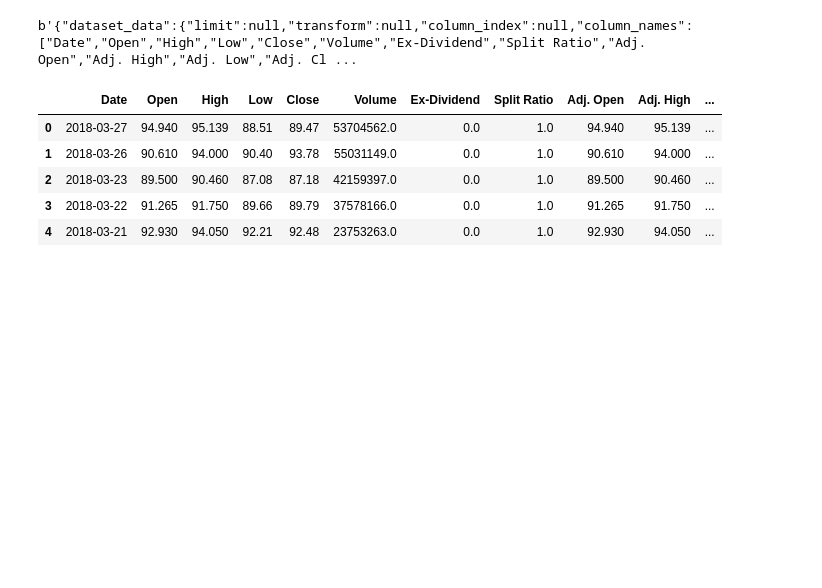
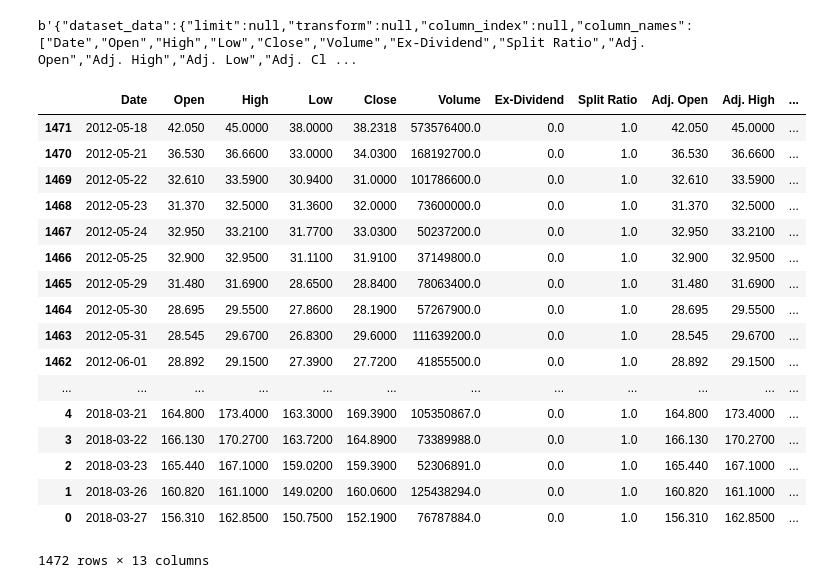
Before and after one commit to larsk123/ipython_api_stuff, a Jupyter notebook: AR API Stuff.ipynb, the cells around one changed output. Cells and saved outputs as stored; diff of their text form; code cells hidden in the pictures; blank space fills up the shorter version.

```diff
--- a/AR API Stuff.ipynb
+++ b/AR API Stuff.ipynb
@@ -52,21 +53,35 @@ print (q_r.content)
 b'{"dataset_data":{"limit":null,"transform":null,"column_index":null,"column_names":["Date","Open","High","Low","Close","Volume","Ex-Dividend","Split Ratio","Adj. Open","Adj. High","Adj. Low","Adj. Cl ...
 # %%
 #input ticker below
-ticker = "MSFT"
+ticker = "FB"
 
 q_url = f"https://www.quandl.com/api/v3/datasets/WIKI/{ticker}/data.json?api_key=FsxyvTxSuRjkzknsUhFe"
 
 q_r = requests.get(q_url)
 q_data = q_r.json()
 
 column_data = json_normalize(q_data['dataset_data'], 'data')
 q_df = column_data
+
 q_df.columns = ["Date","Open","High","Low","Close","Volume","Ex-Dividend","Split Ratio","Adj. Open","Adj. High","Adj. Low","Adj. Close","Adj. Volume"]
-q_df.head()
+q_df.sort_values(by = 'Date', inplace = True)
+q_df
 # %% [output]
 |  | Date | Open | High | Low | Close | Volume | Ex-Dividend | Split Ratio | Adj. Open | Adj. High | ... |
-| 0 | 2018-03-27 | 94.940 | 95.139 | 88.51 | 89.47 | 53704562.0 | 0.0 | 1.0 | 94.940 | 95.139 | ... |
-| 1 | 2018-03-26 | 90.610 | 94.000 | 90.40 | 93.78 | 55031149.0 | 0.0 | 1.0 | 90.610 | 94.000 | ... |
-| 2 | 2018-03-23 | 89.500 | 90.460 | 87.08 | 87.18 | 42159397.0 | 0.0 | 1.0 | 89.500 | 90.460 | ... |
-| 3 | 2018-03-22 | 91.265 | 91.750 | 89.66 | 89.79 | 37578166.0 | 0.0 | 1.0 | 91.265 | 91.750 | ... |
-| 4 | 2018-03-21 | 92.930 | 94.050 | 92.21 | 92.48 | 23753263.0 | 0.0 | 1.0 | 92.930 | 94.050 | ... |
+| 1471 | 2012-05-18 | 42.050 | 45.0000 | 38.0000 | 38.2318 | 573576400.0 | 0.0 | 1.0 | 42.050 | 45.0000 | ... |
+| 1470 | 2012-05-21 | 36.530 | 36.6600 | 33.0000 | 34.0300 | 168192700.0 | 0.0 | 1.0 | 36.530 | 36.6600 | ... |
+| 1469 | 2012-05-22 | 32.610 | 33.5900 | 30.9400 | 31.0000 | 101786600.0 | 0.0 | 1.0 | 32.610 | 33.5900 | ... |
+| 1468 | 2012-05-23 | 31.370 | 32.5000 | 31.3600 | 32.0000 | 73600000.0 | 0.0 | 1.0 | 31.370 | 32.5000 | ... |
+| 1467 | 2012-05-24 | 32.950 | 33.2100 | 31.7700 | 33.0300 | 50237200.0 | 0.0 | 1.0 | 32.950 | 33.2100 | ... |
+| 1466 | 2012-05-25 | 32.900 | 32.9500 | 31.1100 | 31.9100 | 37149800.0 | 0.0 | 1.0 | 32.900 | 32.9500 | ... |
+| 1465 | 2012-05-29 | 31.480 | 31.6900 | 28.6500 | 28.8400 | 78063400.0 | 0.0 | 1.0 | 31.480 | 31.6900 | ... |
+| 1464 | 2012-05-30 | 28.695 | 29.5500 | 27.8600 | 28.1900 | 57267900.0 | 0.0 | 1.0 | 28.695 | 29.5500 | ... |
+| 1463 | 2012-05-31 | 28.545 | 29.6700 | 26.8300 | 29.6000 | 111639200.0 | 0.0 | 1.0 | 28.545 | 29.6700 | ... |
+| 1462 | 2012-06-01 | 28.892 | 29.1500 | 27.3900 | 27.7200 | 41855500.0 | 0.0 | 1.0 | 28.892 | 29.1500 | ... |
+| ... | ... | ... | ... | ... | ... | ... | ... | ... | ... | ... | ... |
+| 4 | 2018-03-21 | 164.800 | 173.4000 | 163.3000 | 169.3900 | 105350867.0 | 0.0 | 1.0 | 164.800 | 173.4000 | ... |
+| 3 | 2018-03-22 | 166.130 | 170.2700 | 163.7200 | 164.8900 | 73389988.0 | 0.0 | 1.0 | 166.130 | 170.2700 | ... |
+| 2 | 2018-03-23 | 165.440 | 167.1000 | 159.0200 | 159.3900 | 52306891.0 | 0.0 | 1.0 | 165.440 | 167.1000 | ... |
+| 1 | 2018-03-26 | 160.820 | 161.1000 | 149.0200 | 160.0600 | 125438294.0 | 0.0 | 1.0 | 160.820 | 161.1000 | ... |
+| 0 | 2018-03-27 | 156.310 | 162.8500 | 150.7500 | 152.1900 | 76787884.0 | 0.0 | 1.0 | 156.310 | 162.8500 | ... |
+1472 rows × 13 columns
```
Also changed, not shown: parts of 4 cells of this notebook.
